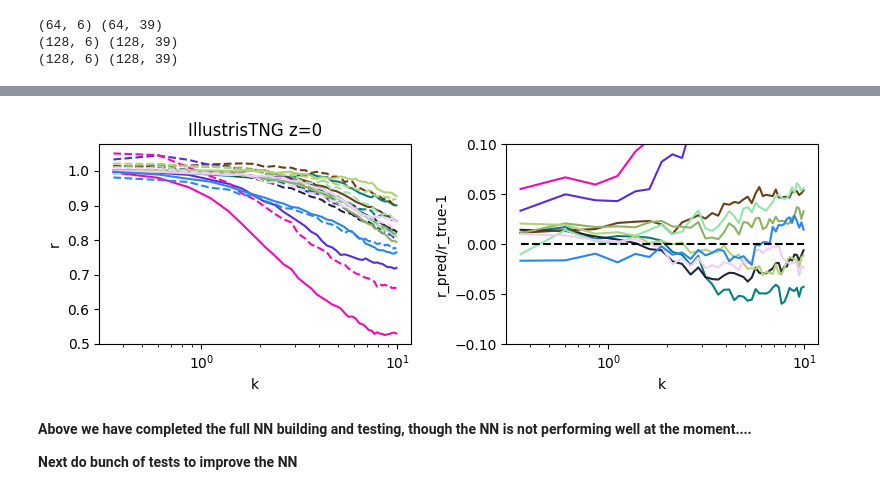
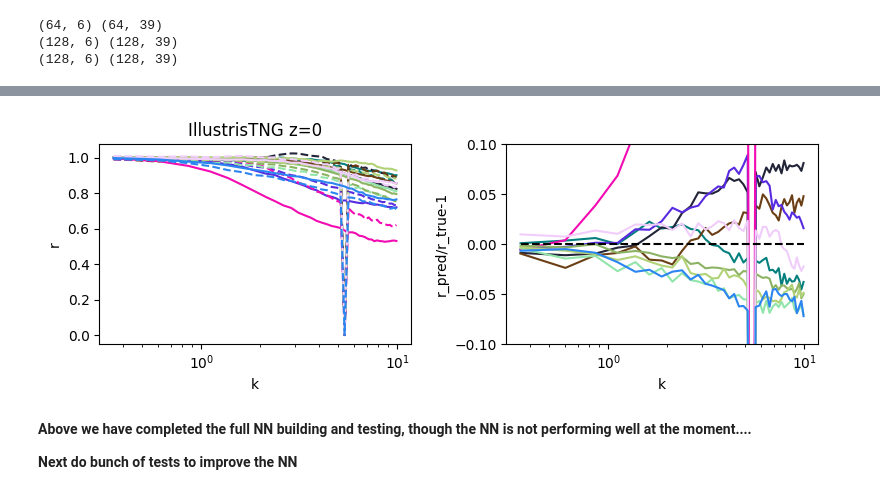
Before and after one commit to liuxx479/cosmo_dep_feedback, a Jupyter notebook: NN_jax.ipynb, the cells around one changed output, grey strips where cells are left out. Cells and saved outputs as stored; diff of their text form; code cells hidden in the pictures.

```diff
--- a/NN_jax.ipynb
+++ b/NN_jax.ipynb
@@ -197,2 +198,6 @@ nn_init, nn_apply = dense_only(kcut)
+# %%
+model = dense_only2()
+x,y=next(batches)
+params = model.init(jax.random.PRNGKey(0), x)
 # %%
 ##### define the loss function
@@ -224,0 +244,37 @@ print (loss_L2(init_nn_params, itrain_batch, key=key))
+# %%
+optimizer = optax.adam(learning_rate=step_size)
+opt_state = optimizer.init(params)
+
+
+# loss_fn=loss_L2
+# %%
+@jax.jit
+def update_model(params,  opt_state, x, y):
+
+  # Computes the gradients of the model
+  loss, grads = jax.value_and_grad(loss_fn)(params, x, y)
+
+  # Computes the weights updates and apply them
+  updates, opt_state = optimizer.update(grads, opt_state)
+  params = optax.apply_updates(params, updates)
+
+  return params, opt_state, loss
+# %%
+######## now we train the NN
+losses = []
+# opt_state = opt_init(init_nn_params)
+
+start_time = time.time()
+for istep in range(num_epochs * num_steps):
+  x, y = next(batches)
+  params, opt_state, loss = update_model(params, opt_state, x, y)
+
+  epoch = istep/num_steps
+  if epoch%1==0:
+    epoch_time = (time.time() - start_time)/60.0
+    # loss_fn(params, x, y)
+    valid_loss = loss_fn(params, batch_valid[0], batch_valid[1])
+    losses.append([epoch,loss, valid_loss])
+  if epoch%50==0: ####### here for record only
+    print("Epoch {} at {:0.2f}m, train loss: {:0.4f}, validation loss: {:0.4f}".format(epoch+epoch0,
+                                                                                       epoch_time, loss, valid_loss))
@@ -289,33 +350,33 @@ show()
 # %%
-final_nn_params = get_params(opt_state)
+final_nn_params = params
 
 ibatch = batch_valid
 # ibatch = next(batches)
 seed(9)
 z=0
 f, ax=subplots(1,2, figsize=(8,3))
 
 for i in range(10):
   icolor=rand(3)
   cosmo_params, r_true = ibatch[0][i], ibatch[1][i]
-  r_pred = nn_apply(final_nn_params, cosmo_params)#, rng=key)
+  r_pred = model.apply(final_nn_params, cosmo_params)#, rng=key)
   ax[0].plot(k, r_true, color=icolor)
   ax[0].plot(k, r_pred, '--', color=icolor)
   ax[1].plot(k, r_pred/r_true-1, color=icolor)
 ax[0].set_xscale('log')
 ax[0].set_xlabel('k')
 ax[0].set_ylabel('r')
 ax[0].set_title('%s z=%i'%(isim,z))
 ax[1].plot(k, zeros(len(k)),'k--')
 
 ax[1].set_ylim(-0.1, 0.1)
 ax[1].set_xscale('log')
 ax[1].set_xlabel('k')
 ax[1].set_ylabel('r_pred/r_true-1')
 plt.tight_layout()
 show()
 # %% [output]
-[figure, old version]
+[figure, new version]
 # %% [markdown]
 **Above we have completed the full NN building and testing, though the NN is not performing well at the moment....**
 
```
Also changed, not shown: parts of 9 cells of this notebook.
